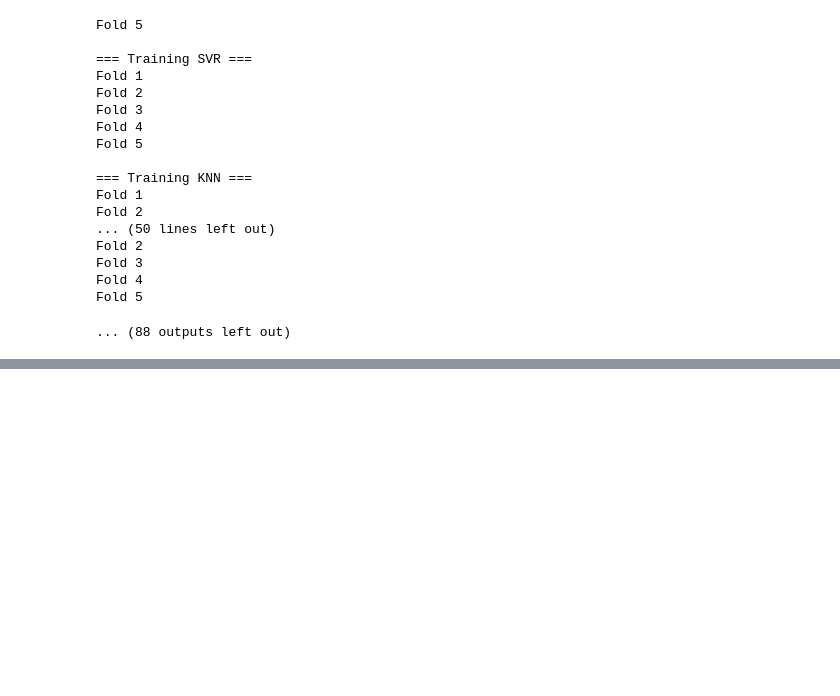
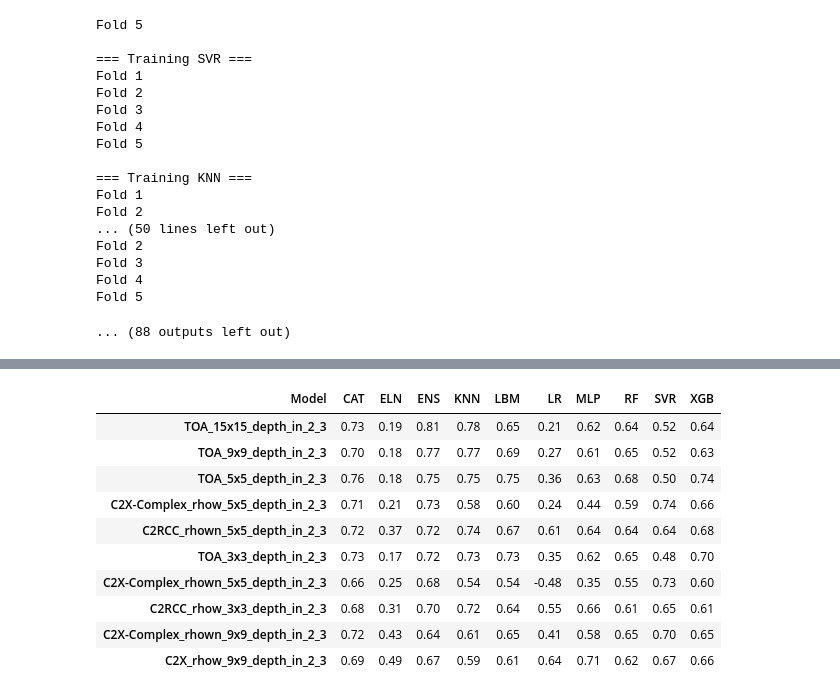
Before and after one commit to Antonio-MI/mar-menor-chl, a Jupyter notebook: Entrenamiento_V3.ipynb, the cells around one changed output, grey strips where cells are left out. Drawn from its saved outputs; the diff is of its cells as text; code cells hidden in the pictures; blank space fills up the shorter version.

```diff
--- a/Entrenamiento_V3.ipynb
+++ b/Entrenamiento_V3.ipynb
@@ -630,0 +619,15 @@ df_sorted
+# %%
+## 2-3
+df_sorted.iloc[:10]
+# %% [output]
+| Model | CAT | ELN | ENS | KNN | LBM | LR | MLP | RF | SVR | XGB |
+| TOA_15x15_depth_in_2_3 | 0.73 | 0.19 | 0.81 | 0.78 | 0.65 | 0.21 | 0.62 | 0.64 | 0.52 | 0.64 |
+| TOA_9x9_depth_in_2_3 | 0.70 | 0.18 | 0.77 | 0.77 | 0.69 | 0.27 | 0.61 | 0.65 | 0.52 | 0.63 |
+| TOA_5x5_depth_in_2_3 | 0.76 | 0.18 | 0.75 | 0.75 | 0.75 | 0.36 | 0.63 | 0.68 | 0.50 | 0.74 |
+| C2X-Complex_rhow_5x5_depth_in_2_3 | 0.71 | 0.21 | 0.73 | 0.58 | 0.60 | 0.24 | 0.44 | 0.59 | 0.74 | 0.66 |
+| C2RCC_rhown_5x5_depth_in_2_3 | 0.72 | 0.37 | 0.72 | 0.74 | 0.67 | 0.61 | 0.64 | 0.64 | 0.64 | 0.68 |
+| TOA_3x3_depth_in_2_3 | 0.73 | 0.17 | 0.72 | 0.73 | 0.73 | 0.35 | 0.62 | 0.65 | 0.48 | 0.70 |
+| C2X-Complex_rhown_5x5_depth_in_2_3 | 0.66 | 0.25 | 0.68 | 0.54 | 0.54 | -0.48 | 0.35 | 0.55 | 0.73 | 0.60 |
+| C2RCC_rhow_3x3_depth_in_2_3 | 0.68 | 0.31 | 0.70 | 0.72 | 0.64 | 0.55 | 0.66 | 0.61 | 0.65 | 0.61 |
+| C2X-Complex_rhown_9x9_depth_in_2_3 | 0.72 | 0.43 | 0.64 | 0.61 | 0.65 | 0.41 | 0.58 | 0.65 | 0.70 | 0.65 |
+| C2X_rhow_9x9_depth_in_2_3 | 0.69 | 0.49 | 0.67 | 0.59 | 0.61 | 0.64 | 0.71 | 0.62 | 0.67 | 0.66 |
```
Also changed, not shown: parts of 11 cells of this notebook.
